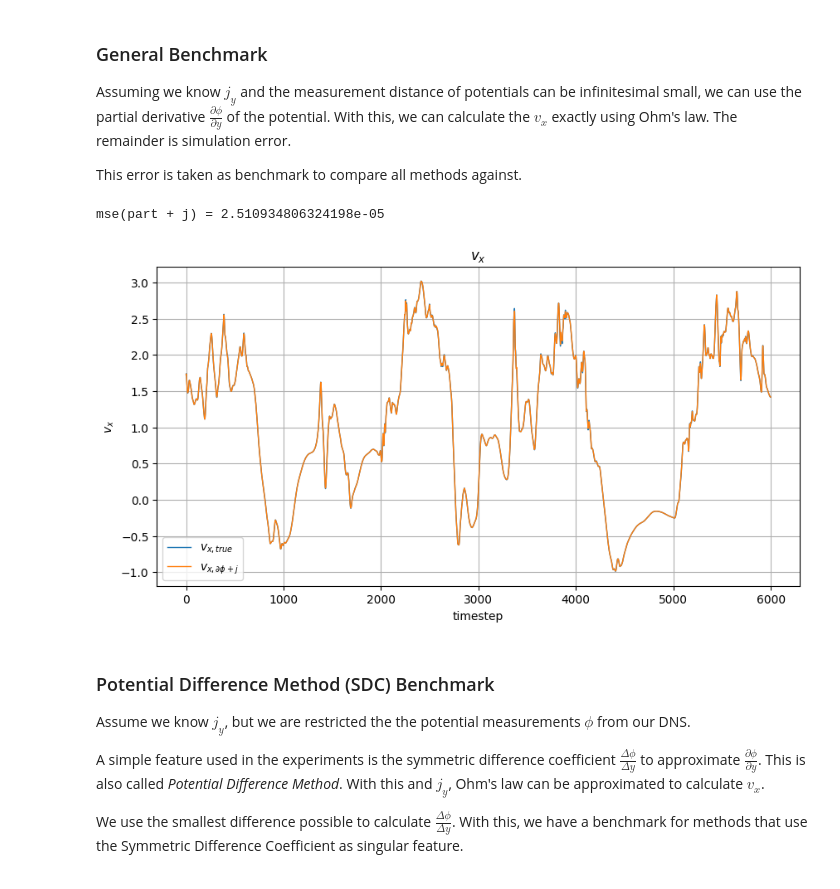
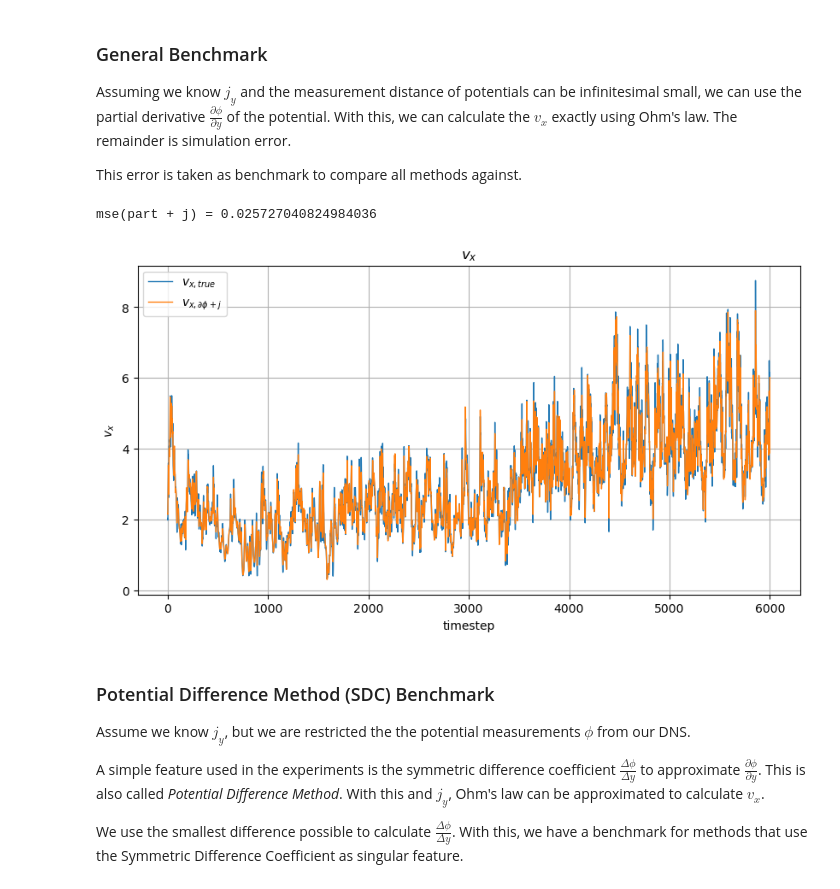
Before and after one commit to MichaelSkowronek/potential_probe_velocity_measuring, a Jupyter notebook: notebooks/yz_slice_one_point/echo_state_network.ipynb, the cells around one changed output. Drawn from its saved outputs; the diff is of its cells as text; code cells hidden in the pictures.

```diff
--- a/notebooks/yz_slice_one_point/echo_state_network.ipynb
+++ b/notebooks/yz_slice_one_point/echo_state_network.ipynb
@@ -34,7 +41,7 @@ from ppvm_py.feature_generation.pdm import pdm_approximated_velocity
 random_seed = 4629837
 
 # IMPORTANT: Restart Kernel when swapping datasets to reload them!
-Ha = 1000
+Ha = 300
 
 if Ha == 300:
     slice_folder_path = Path("../../../../data/4pi_re1000_ha300.360_ch28.p1/SliceYZ_x0015/")
@@ -204,36 +211,41 @@ j_y_center = fld_data['timeseries'][
     fld_data['labels'].index('jy'):fld_data['labels'].index('jy') + 1,
 ]
 
-_, part_phi_y_test, _, j_y_center_test = train_test_split(
+(
+    part_phi_y_train,
+    part_phi_y_test,
+    j_y_center_train,
+    j_y_center_test
+) = train_test_split(
     part_phi_y,
     j_y_center,
     test_size=test_size,
     shuffle=False,
 )
 v_x_ohms_law_test = (part_phi_y_test - (j_y_center_test / sigma)) / B_z
 y_pred_ohms_law_test = ss_y_true.transform(
     v_x_ohms_law_test,
     copy=False,
 )
 mse_ohms_law = mean_squared_error(y_true_test, y_pred_ohms_law_test)
 mses['General Benchmark'] = mse_ohms_law
 print(f"mse(part + j) = {mse_ohms_law}")
 plot_timeseries(
     data_list=[
         y_true_test,
         y_pred_ohms_law_test,
     ],
     labels=[
         "$v_{x, true}$",
         "$v_{x, \\partial{\\phi} + j}$",
     ],
     title="$v_x$",
     xlabel="timestep",
     ylabel="$v_x$",
 )
 # %% [output]
-mse(part + j) = 2.510934806324198e-05
+mse(part + j) = 0.025727040824984036
-[figure, old version]
+[figure, new version]
 # %% [markdown]
 ### Potential Difference Method (SDC) Benchmark
 Assume we know $j_y$, but we are restricted the the potential measurements $\phi$ from our DNS.
```
Also changed, not shown: parts of 15 cells of this notebook, 3 other files.
